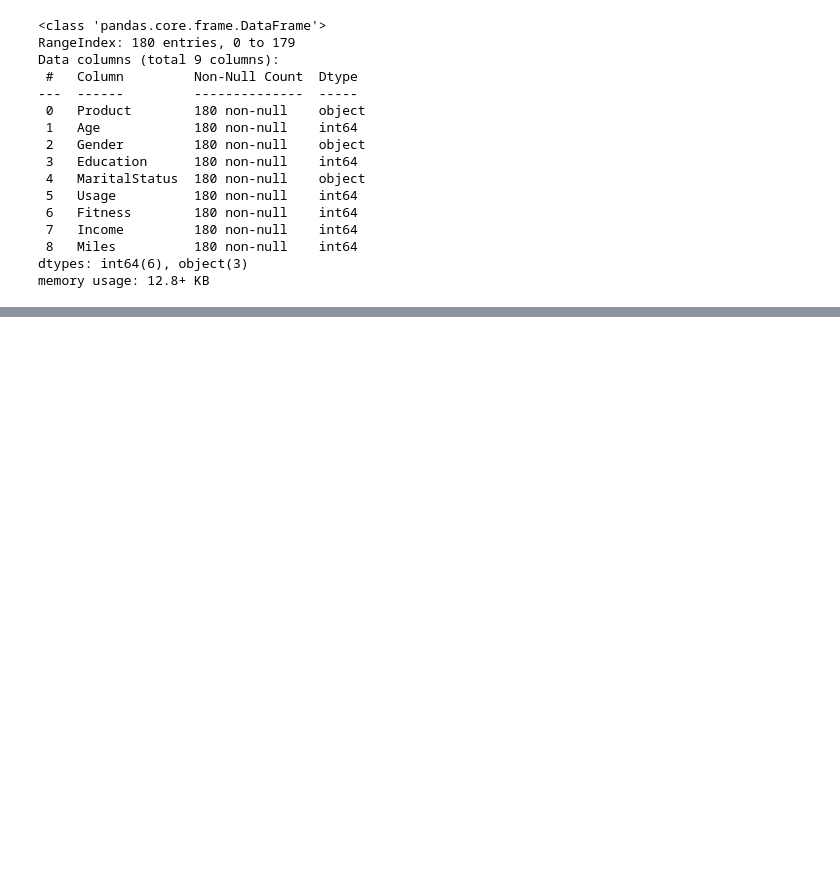
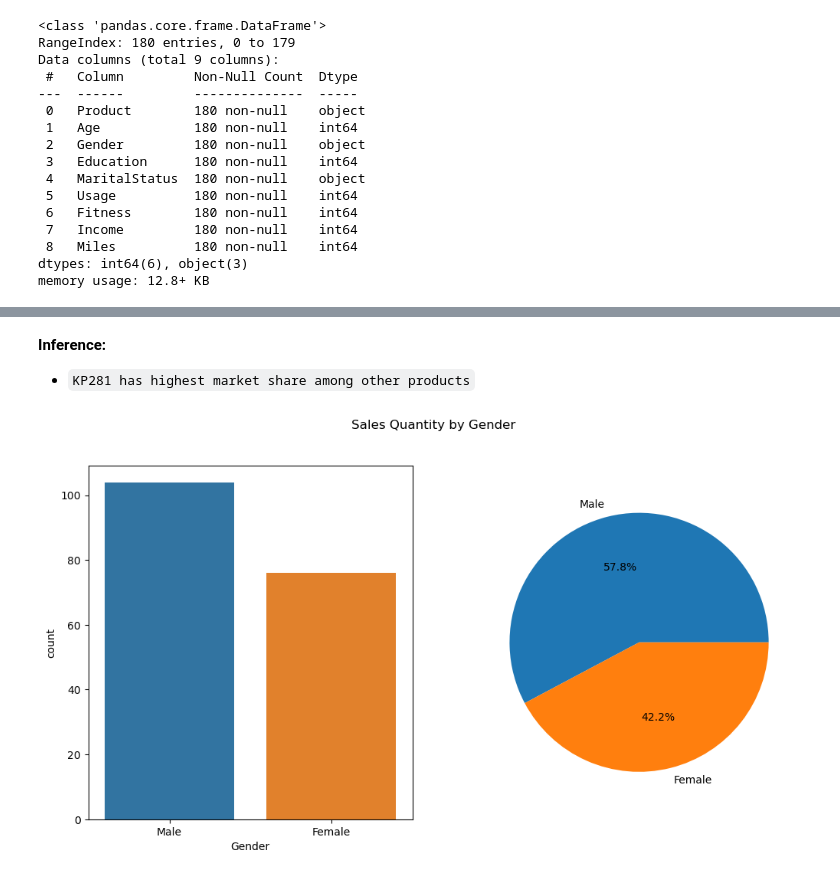
Before and after one commit to muthuganeshece/Business-Case-Study, a Jupyter notebook: Aerofit/Notebook/EDA.ipynb, the cells around one changed output, grey strips where cells are left out. Cells and saved outputs as stored; diff of their text form; code cells hidden in the pictures; blank space fills up the shorter version.

```diff
--- a/Aerofit/Notebook/EDA.ipynb
+++ b/Aerofit/Notebook/EDA.ipynb
@@ -35,0 +82,7 @@ memory usage: 12.8+ KB
+# %% [markdown]
+**Inference:**
+- `KP281 has highest market share among other products`
+# %%
+plot_count(raw_data, 'Gender')
+# %% [output]
+[figure, added]
```
Also changed, not shown: parts of 19 cells of this notebook.
